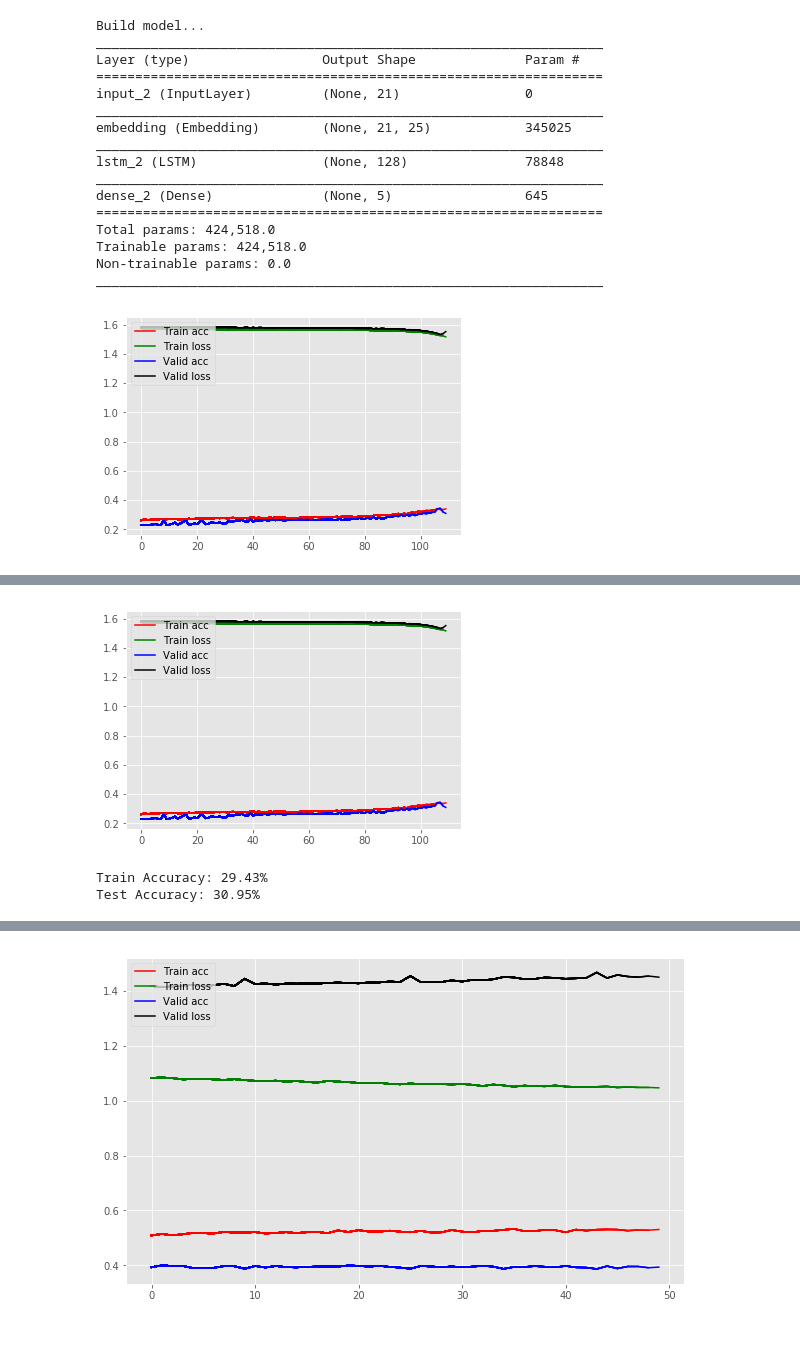
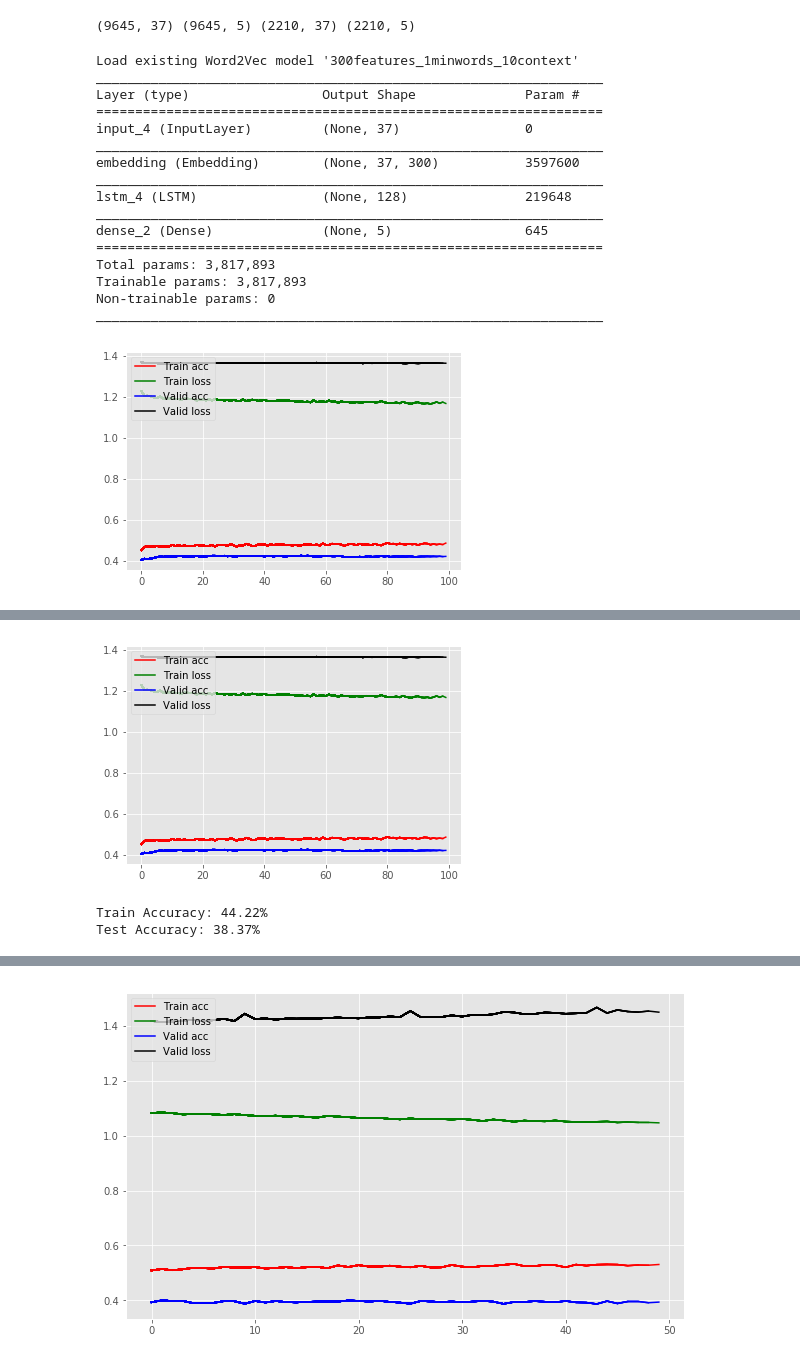
Before and after one commit to svjan5/CNN-for-text-classification, a Jupyter notebook: LSTM/LSTM_Main.ipynb, the cells around one changed output, grey strips where cells are left out. Drawn from its saved outputs; the diff is of its cells as text; code cells hidden in the pictures.

```diff
--- a/LSTM/LSTM_Main.ipynb
+++ b/LSTM/LSTM_Main.ipynb
@@ -96,36 +28,52 @@ x_train.shape
+# %%
+fname = '../Datasets/SST1_dataset/sst_data'
+with open(fname, 'rb') as file:
+    data = pickle.load(file)
+
+x_train, y_train, x_test, y_test, dictionary = data
+print(x_train.shape, y_train.shape, x_test.shape, y_test.shape)
+# %% [output]
+(9645, 37) (9645, 5) (2210, 37) (2210, 5)
+# %%
+lstm_units = 128
+batch_size = 32
+embedding_dim = 300
+vocab_size    = len(dictionary.token2id) + 1
+max_sent_len  = dictionary.seq_len
+dictionary_size = len(dictionary.keys())
+N_CATEGORY = 5
 # %%
-print('Build model...')
-embedding_dim = 25
-lstm_units = 128
+embedding_wts = train_word2vec( np.vstack((x_train, x_test)),
+                                dictionary.id2token, num_features = embedding_dim)
 
-model_input = Input(shape =  (seq_len, ))
+model_input = Input(shape =  (max_sent_len, ))
 
-z = Embedding(dictionary_size, embedding_dim,
-              input_length=seq_len,
-              name="embedding", trainable=True)(model_input)
+z = Embedding(vocab_size, embedding_dim, input_length = max_sent_len,
+          name="embedding", trainable=True)(model_input)
 
 z = LSTM(lstm_units, dropout=0.2, recurrent_dropout=0.2)(z)
-model_output = Dense(num_labels, activation='softmax')(z)
+model_output = Dense(N_CATEGORY, activation='softmax')(z)
 
 model = Model(model_input, model_output)
-# try using different optimizers and different optimizer configs
+embedding_layer = model.get_layer("embedding")
+embedding_layer.set_weights(embedding_wts)
 model.summary()
 # %% [output]
-Build model...
+Load existing Word2Vec model '300features_1minwords_10context'
 _________________________________________________________________
 Layer (type)                 Output Shape              Param #
 =================================================================
-input_2 (InputLayer)         (None, 21)                0
+input_4 (InputLayer)         (None, 37)                0
 _________________________________________________________________
-embedding (Embedding)        (None, 21, 25)            345025
+embedding (Embedding)        (None, 37, 300)           3597600
 _________________________________________________________________
-lstm_2 (LSTM)                (None, 128)               78848
+lstm_4 (LSTM)                (None, 128)               219648
 _________________________________________________________________
 dense_2 (Dense)              (None, 5)                 645
 =================================================================
-Total params: 424,518.0
-Trainable params: 424,518.0
-Non-trainable params: 0.0
+Total params: 3,817,893
+Trainable params: 3,817,893
+Non-trainable params: 0
 _________________________________________________________________
 # %%
 from sklearn.metrics import roc_auc_score
@@ -170,13 +118,16 @@ class Histories(keras.callbacks.Callback):
 
     def on_batch_end(self, batch, logs={}):
         return
+# %%
+count = 0
 # %%
-model.compile(loss="categorical_crossentropy", optimizer=optimizers.SGD(), metrics=["accuracy"])
+model.compile(loss="categorical_crossentropy", optimizer=optimizers.SGD(0.001), metrics=["accuracy"])
 
+count += 1
 histories = Histories()
 res = model.fit(x_train, y_train,
           batch_size = batch_size,
-          epochs=110,
+          epochs=100,
           validation_data=(x_test, y_test), verbose=2, callbacks=[histories])
 # %% [output]
-[figure, old version]
+[figure, new version]
@@ -184,9 +135,9 @@ res = model.fit(x_train, y_train,
-[figure, old version]
+[figure, new version]
 # %%
 scores = model.evaluate(x_train, y_train, verbose=0)
 print("Train Accuracy: %.2f%%" % (scores[1]*100))
 scores = model.evaluate(x_test, y_test, verbose=0)
 print("Test Accuracy: %.2f%%" % (scores[1]*100))
 # %% [output]
-Train Accuracy: 29.43%
-Test Accuracy: 30.95%
+Train Accuracy: 44.22%
+Test Accuracy: 38.37%
```
Also changed, not shown: parts of 11 cells of this notebook, 6 other files.
